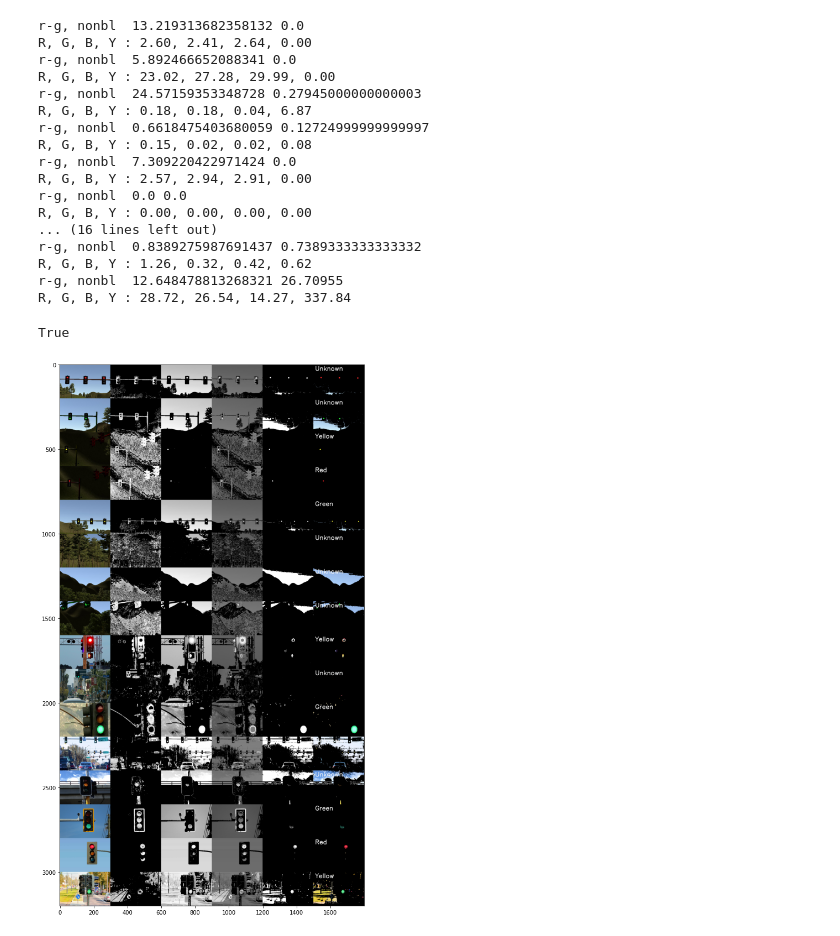
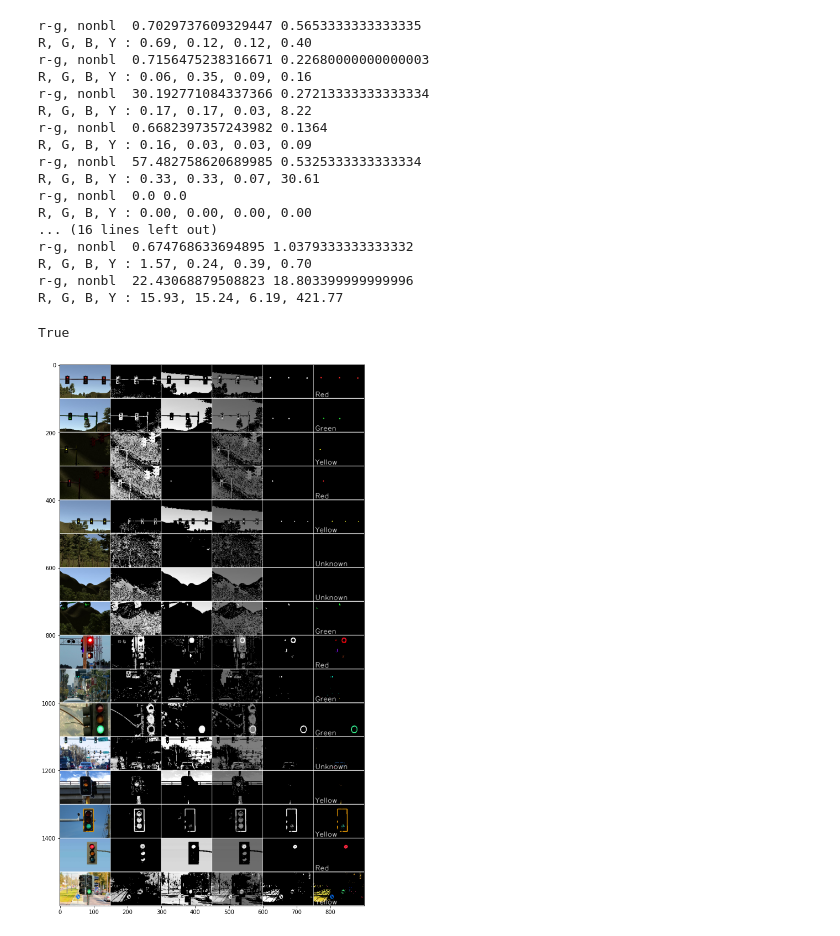
Before and after one commit to khaemn/CarND-Capstone, a Jupyter notebook: ros/src/tl_detector/light_classification/OpenCV_trafficlight.ipynb, the cells around one changed output. Cells and saved outputs as stored; diff of their text form; code cells hidden in the pictures.

Commit message:
Illutrations generation added

```diff
--- a/ros/src/tl_detector/light_classification/OpenCV_trafficlight.ipynb
+++ b/ros/src/tl_detector/light_classification/OpenCV_trafficlight.ipynb
@@ -24,14 +24,14 @@ images = os.listdir(IMG_PATH)
 images.sort()
 # %%
 SAT_THR = 160
-VAL_THR = 135
+VAL_THR = 200
 # %%
 def clamp_saturation(img):
-    hsv = cv2.cvtColor(img, cv2.COLOR_BGR2HLS)
+    hsv = cv2.cvtColor(img, cv2.COLOR_BGR2HSV)
     blue = img[:,:,0]
     blue_mean = blue.mean()
-    sat = hsv[:,:,2]
-    val = hsv[:,:,1]
+    sat = hsv[:,:,1]
+    val = hsv[:,:,2]
     mask = np.zeros(sat.shape)
     mask[sat > SAT_THR] += 50
     mask[val > VAL_THR] += 50
@@ -61,10 +61,10 @@ def draw_state(image, state):
     states = ["Red", "Yellow", "Green", "Unknown", "Unknown"]
     state_str = states[state]
 
-    org = (10, 35)
-    fontScale = 1.2
+    org = (5, image.shape[0] - 5)
+    fontScale = 0.7
     color = (250, 250, 250)
-    thickness = 2
+    thickness = 1
 
     result = cv2.putText(image, state_str, org, font,
                    fontScale, color, thickness, cv2.LINE_AA)
@@ -72,48 +72,65 @@ def draw_state(image, state):
 # %%
 idx = 13
 illustrations = []
 for i in range(len(images)):
 #for i in range(idx, idx+1):
-    img = cv2.resize(cv2.imread(os.path.join(IMG_PATH, images[i])), (300,200))
+    img = cv2.resize(cv2.imread(os.path.join(IMG_PATH, images[i])), (150,100))
 
+    mask = clamp_saturation(img)
+
+    lights_only = np.zeros(img.shape)
+    lights_only = cv2.bitwise_and(img, img, mask=mask)
+    state = detect_state(lights_only)
+
+    # Illustration generation
     hsv = cv2.cvtColor(img, cv2.COLOR_BGR2HSV)
     sat = hsv[:,:,1]
     val = hsv[:,:,2]
     sat[sat < SAT_THR] = 0
     val[val < VAL_THR] = 0
-    mask = clamp_saturation(img)
-    gray_parts = np.expand_dims(np.concatenate((sat, val, (sat//2)+(val//2), mask*255), axis=1),2)
+    sat_val_sum = (sat//2)+(val//2)
+    mask_gray = mask * 255
+    # Vertical white border lines
+    lights_only[:,0,:] = 255
+    mask[:,0] = 255
+    sat[:,0] = 255
+    val[:,0] = 255
+    sat_val_sum[:,0] = 255
+    mask_gray[:,0] = 255
+
+    gray_parts = np.expand_dims(
+                    np.concatenate(
+                        (sat, val, sat_val_sum, mask_gray), axis=1),
+                 2)
     gray_parts_as_bgr = np.concatenate((gray_parts,gray_parts,gray_parts), axis=2)
-
-    lights_only = np.zeros(img.shape)
-    lights_only = cv2.bitwise_and(img, img, mask=mask)
-    state = detect_state(lights_only)
-
     all_stripe = np.concatenate(
         (img, gray_parts_as_bgr, draw_state(lights_only, state)),
         axis=1)
+    # Horizontal white border lines
+    all_stripe[0,:,:] = 255
+    all_stripe[-1,:,:] = 255
     illustrations.append(all_stripe)
 
 illustrations = np.concatenate(np.array(illustrations), axis = 0)
 plot_bgr(illustrations)
 cv2.imwrite("illustrations.jpg", illustrations)
 # %% [output]
-r-g, nonbl  13.219313682358132 0.0
-R, G, B, Y : 2.60, 2.41, 2.64, 0.00
-r-g, nonbl  5.892466652088341 0.0
-R, G, B, Y : 23.02, 27.28, 29.99, 0.00
-r-g, nonbl  24.57159353348728 0.27945000000000003
-R, G, B, Y : 0.18, 0.18, 0.04, 6.87
-r-g, nonbl  0.6618475403680059 0.12724999999999997
-R, G, B, Y : 0.15, 0.02, 0.02, 0.08
-r-g, nonbl  7.309220422971424 0.0
-R, G, B, Y : 2.57, 2.94, 2.91, 0.00
+r-g, nonbl  0.7029737609329447 0.5653333333333335
+R, G, B, Y : 0.69, 0.12, 0.12, 0.40
+r-g, nonbl  0.7156475238316671 0.22680000000000003
+R, G, B, Y : 0.06, 0.35, 0.09, 0.16
+r-g, nonbl  30.192771084337366 0.27213333333333334
+R, G, B, Y : 0.17, 0.17, 0.03, 8.22
+r-g, nonbl  0.6682397357243982 0.1364
+R, G, B, Y : 0.16, 0.03, 0.03, 0.09
+r-g, nonbl  57.482758620689985 0.5325333333333334
+R, G, B, Y : 0.33, 0.33, 0.07, 30.61
 r-g, nonbl  0.0 0.0
 R, G, B, Y : 0.00, 0.00, 0.00, 0.00
 ... (16 lines left out)
-r-g, nonbl  0.8389275987691437 0.7389333333333332
-R, G, B, Y : 1.26, 0.32, 0.42, 0.62
-r-g, nonbl  12.648478813268321 26.70955
-R, G, B, Y : 28.72, 26.54, 14.27, 337.84
+r-g, nonbl  0.674768633694895 1.0379333333333332
+R, G, B, Y : 1.57, 0.24, 0.39, 0.70
+r-g, nonbl  22.43068879508823 18.803399999999996
+R, G, B, Y : 15.93, 15.24, 6.19, 421.77
 True
-[figure, old version]
+[figure, new version]
```
